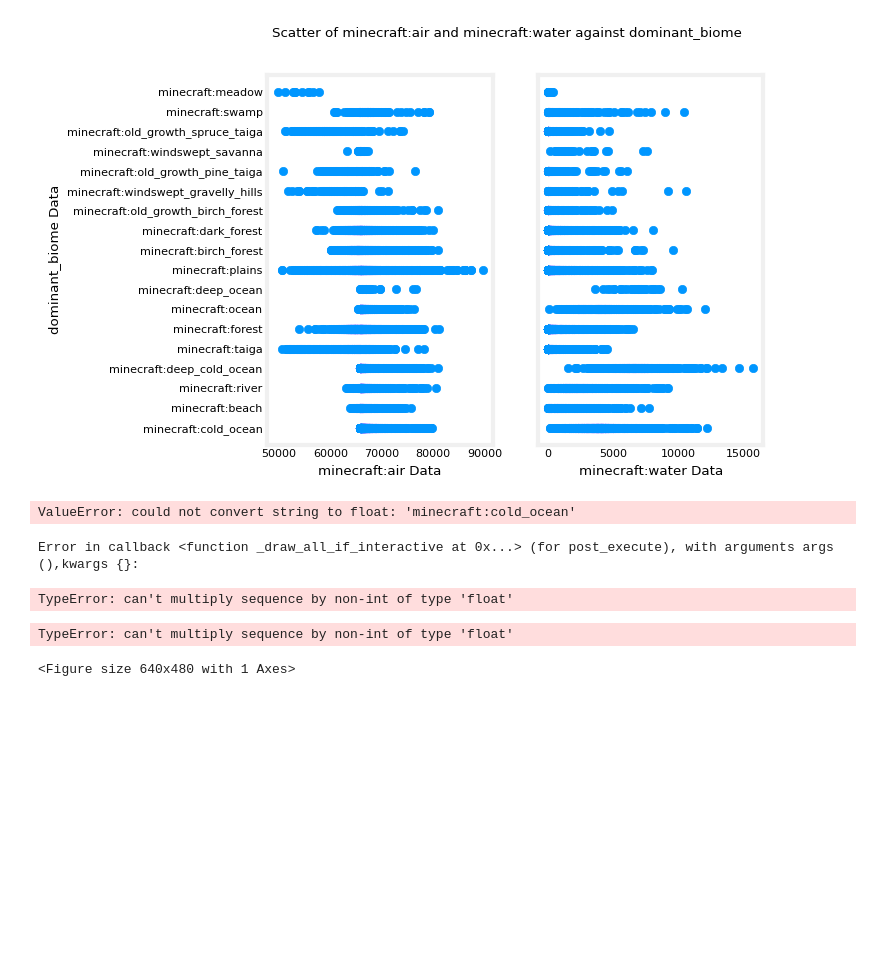
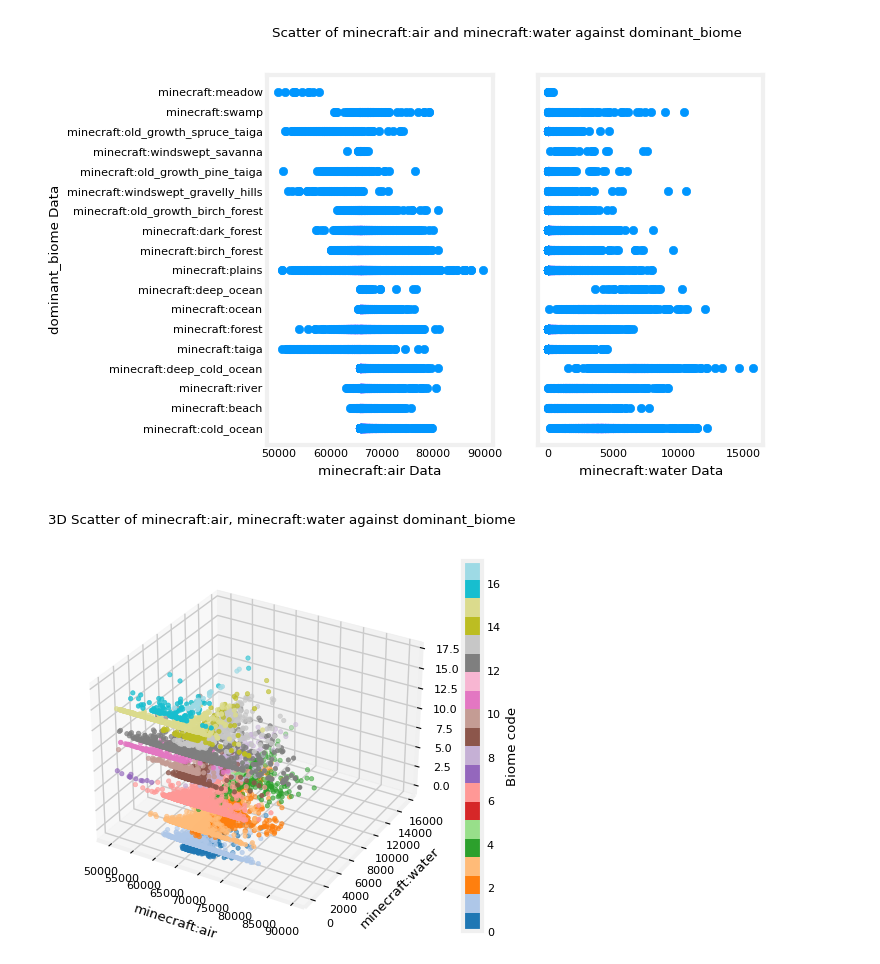
Before and after one commit to TempeHS/2026SE_MLOPSTask_Jasper.L, a Jupyter notebook: 2.Model_Development/2.1.Data_Wrangling/2.1.1.data_preview.ipynb, the cells around one changed output. Drawn from its saved outputs; the diff is of its cells as text; code cells hidden in the pictures; blank space fills up the shorter version.

Commit message:
working through wrangling data

```diff
--- a/2.Model_Development/2.1.Data_Wrangling/2.1.1.data_preview.ipynb
+++ b/2.Model_Development/2.1.Data_Wrangling/2.1.1.data_preview.ipynb
@@ -141,27 +153,30 @@ plt.show()
 # %%
 # 3D Scatter plot 3 columns to see the relationship
 
 x_plot = ['minecraft:air', 'minecraft:water']
 
+# Convert categorical biome labels to numeric codes for z-axis
+biome_cat = data_frame['dominant_biome'].astype('category')
+z_codes = biome_cat.cat.codes
+
 fig = plt.figure()
-plt.suptitle(f"3D Scatter of {*x_plot,} against {data_frame['dominant_biome'].name}")
+plt.suptitle(f"3D Scatter of {', '.join(x_plot)} against dominant_biome")
 ax = fig.add_subplot(111, projection='3d')
 
-ax.scatter(data_frame[x_plot[0]], data_frame[x_plot[1]], data_frame['dominant_biome'], color='blue')
+sc = ax.scatter(
+    data_frame[x_plot[0]],
+    data_frame[x_plot[1]],
+    z_codes,
+    c=z_codes,
+    cmap='tab20',
+    s=10
+)
 
-x1_range = np.linspace(data_frame[x_plot[0]].min(), data_frame[x_plot[0]].max())
-x2_range = np.linspace(data_frame[x_plot[1]].min(), data_frame[x_plot[1]].max())
-X1_grid, X2_grid = np.meshgrid(x1_range, x2_range)
+ax.set_xlabel(x_plot[0])
+ax.set_ylabel(x_plot[1])
+ax.set_zlabel('dominant_biome (encoded)')
 
-
-ax.set_xlabel('Feature 1')
-ax.set_ylabel('Feature 2')
-ax.set_zlabel('dominant_biome')
-
+plt.colorbar(sc, ax=ax, label='Biome code')
 plt.show()
 # %% [output]
-ValueError: could not convert string to float: 'minecraft:cold_ocean'
-Error in callback <function _draw_all_if_interactive at 0x...> (for post_execute), with arguments args (),kwargs {}:
-TypeError: can't multiply sequence by non-int of type 'float'
-TypeError: can't multiply sequence by non-int of type 'float'
-<Figure size 640x480 with 1 Axes>
+[figure, added]
```
Also changed, not shown: parts of 2 cells of this notebook, 1 other file.
